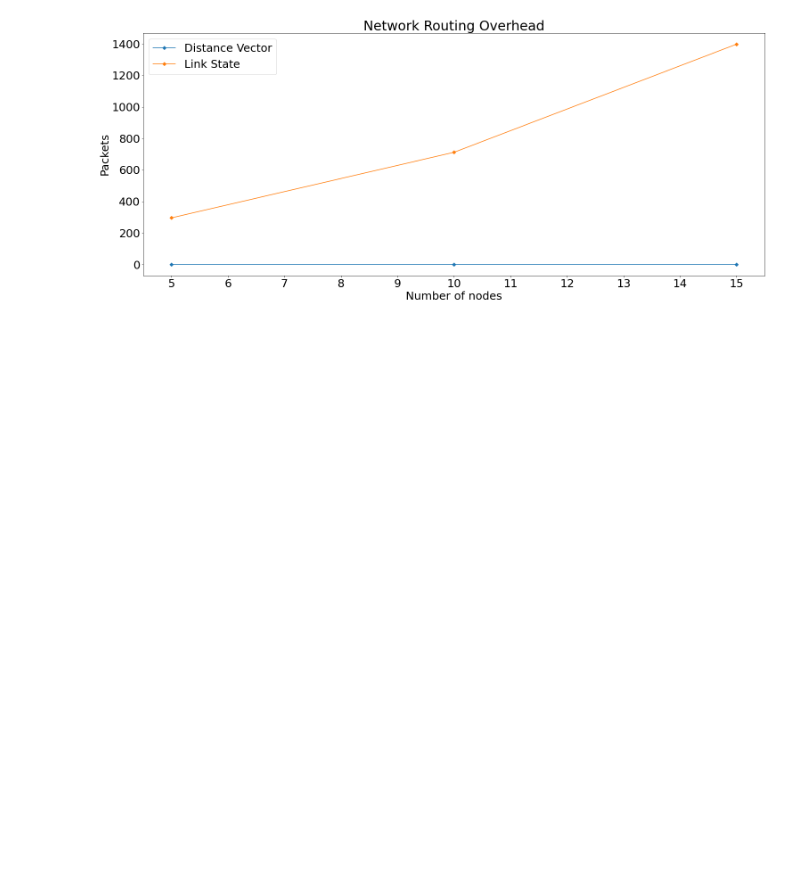
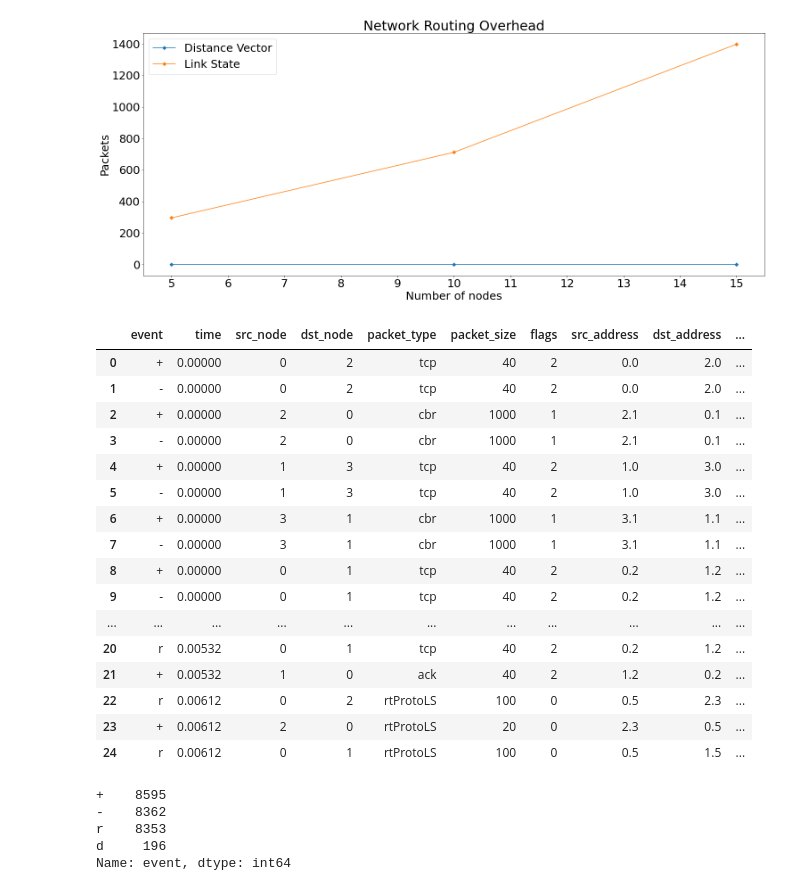
Before and after one commit to xecarlox94/networking, a Jupyter notebook: CW/data_analysis/nb.ipynb, the cells around one changed output. Saved outputs shown, nothing was run; the diff lists cells and outputs as text; code cells hidden in the pictures; blank space fills up the shorter version.

```diff
--- a/CW/data_analysis/nb.ipynb
+++ b/CW/data_analysis/nb.ipynb
@@ -24,3 +24,32 @@ tr.plot_dfs(dv_dfs, ls_dfs, tr.total_lost_packets, "Total Lost Packets", "Packet
 tr.plot_dfs(dv_dfs, ls_dfs, tr.routing_overhead, "Network Routing Overhead", "Packets")
 # %% [output]
 [figure]
+# %%
+df = dv_dfs[0]
+df.head(25)
+# %% [output]
+|  | event | time | src_node | dst_node | packet_type | packet_size | flags | src_address | dst_address | ... |
+| 0 | + | 0.00000 | 0 | 2 | tcp | 40 | 2 | 0.0 | 2.0 | ... |
+| 1 | - | 0.00000 | 0 | 2 | tcp | 40 | 2 | 0.0 | 2.0 | ... |
+| 2 | + | 0.00000 | 2 | 0 | cbr | 1000 | 1 | 2.1 | 0.1 | ... |
+| 3 | - | 0.00000 | 2 | 0 | cbr | 1000 | 1 | 2.1 | 0.1 | ... |
+| 4 | + | 0.00000 | 1 | 3 | tcp | 40 | 2 | 1.0 | 3.0 | ... |
+| 5 | - | 0.00000 | 1 | 3 | tcp | 40 | 2 | 1.0 | 3.0 | ... |
+| 6 | + | 0.00000 | 3 | 1 | cbr | 1000 | 1 | 3.1 | 1.1 | ... |
+| 7 | - | 0.00000 | 3 | 1 | cbr | 1000 | 1 | 3.1 | 1.1 | ... |
+| 8 | + | 0.00000 | 0 | 1 | tcp | 40 | 2 | 0.2 | 1.2 | ... |
+| 9 | - | 0.00000 | 0 | 1 | tcp | 40 | 2 | 0.2 | 1.2 | ... |
+| ... | ... | ... | ... | ... | ... | ... | ... | ... | ... | ... |
+| 20 | r | 0.00532 | 0 | 1 | tcp | 40 | 2 | 0.2 | 1.2 | ... |
+| 21 | + | 0.00532 | 1 | 0 | ack | 40 | 2 | 1.2 | 0.2 | ... |
+| 22 | r | 0.00612 | 0 | 2 | rtProtoLS | 100 | 0 | 0.5 | 2.3 | ... |
+| 23 | + | 0.00612 | 2 | 0 | rtProtoLS | 20 | 0 | 2.3 | 0.5 | ... |
+| 24 | r | 0.00612 | 0 | 1 | rtProtoLS | 100 | 0 | 0.5 | 1.5 | ... |
+# %%
+df['event'].value_counts()
+# %% [output]
++    8595
+-    8362
+r    8353
+d     196
+Name: event, dtype: int64
```
Also changed, not shown: parts of 2 cells of this notebook, 2 other files.
